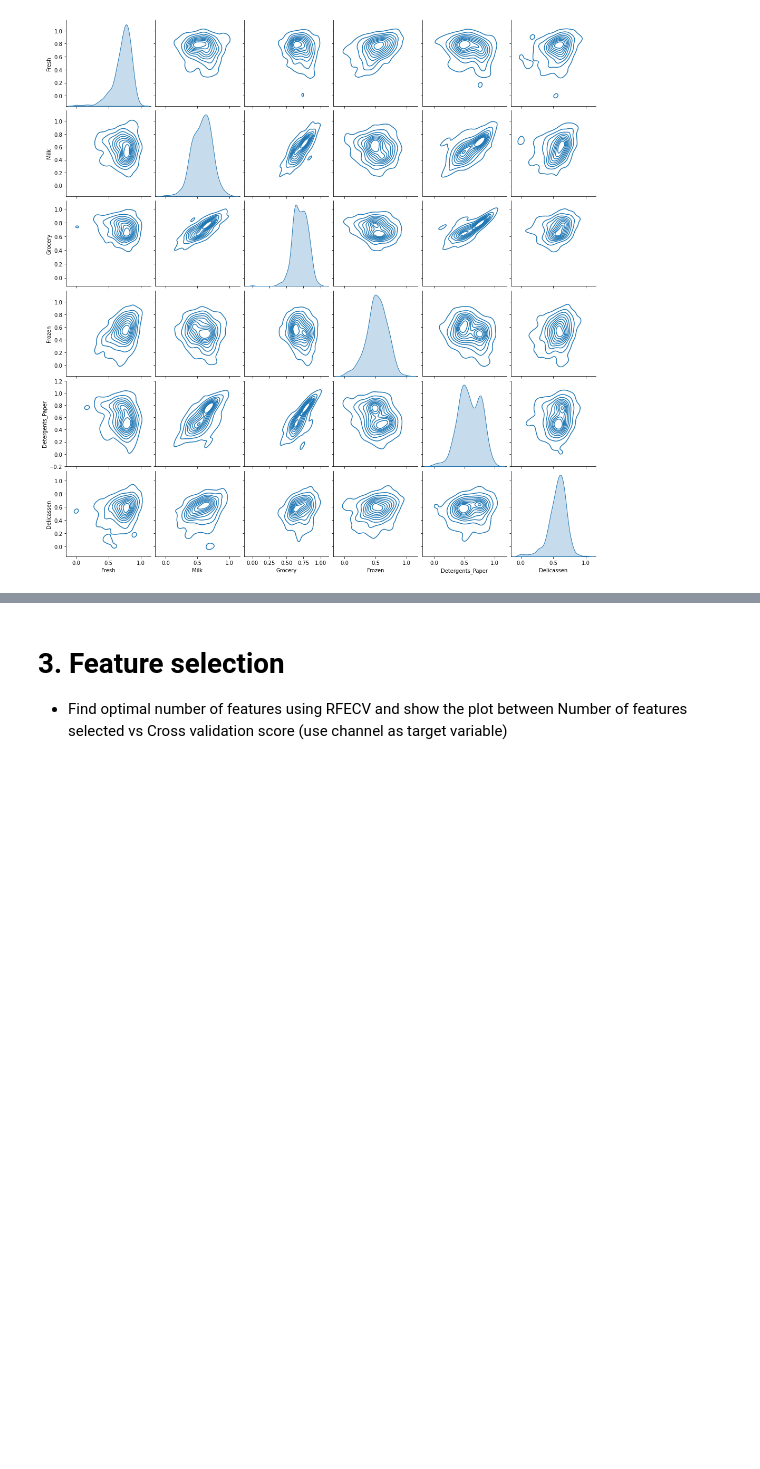
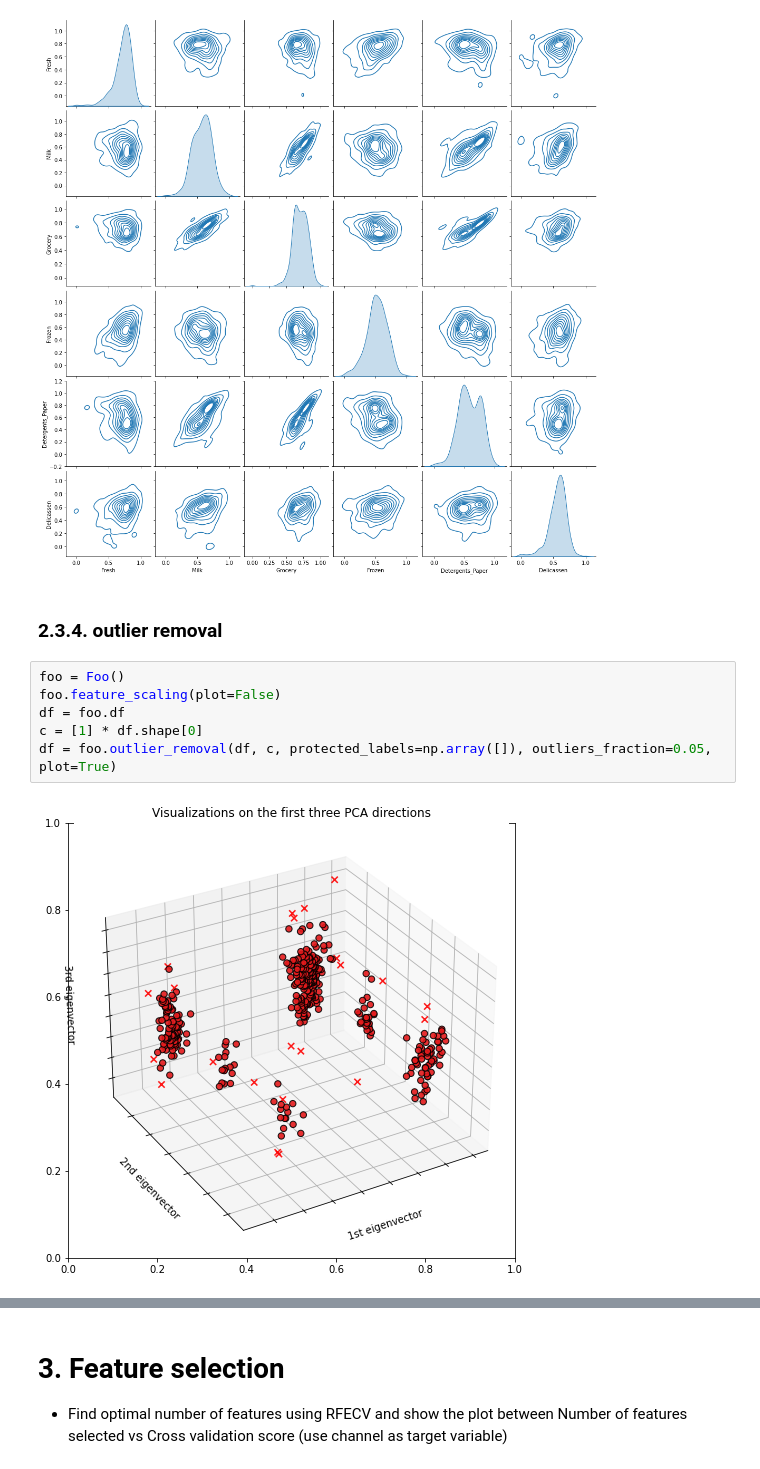
Before and after one commit to franciszero/AIDI-course, a Jupyter notebook: AIDI all solutions/AIDI 1003 Framework/Project2_Wholesale_Customers_Dataset/Project2-200520598_Fangji_Chen.ipynb, the cells around one changed output, grey strips where cells are left out. Cells and saved outputs as stored; diff of their text form; blank space fills up the shorter version.

```diff
--- a/AIDI all solutions/AIDI 1003 Framework/Project2_Wholesale_Customers_Dataset/Project2-200520598_Fangji_Chen.ipynb
+++ b/AIDI all solutions/AIDI 1003 Framework/Project2_Wholesale_Customers_Dataset/Project2-200520598_Fangji_Chen.ipynb
@@ -399,3 +416,13 @@ sns.pairplot(df.drop(['Channel','Region'], axis=1), kind="kde")
 # %% [output]
 <seaborn.axisgrid.PairGrid at 0x...>
 [figure]
+# %% [markdown]
+### 2.3.4. outlier removal
+# %%
+foo = Foo()
+foo.feature_scaling(plot=False)
+df = foo.df
+c = [1] * df.shape[0]
+df = foo.outlier_removal(df, c, protected_labels=np.array([]), outliers_fraction=0.05, plot=True)
+# %% [output]
+[figure, added]
```
Also changed, not shown: parts of 35 cells of this notebook, 25 other files.
